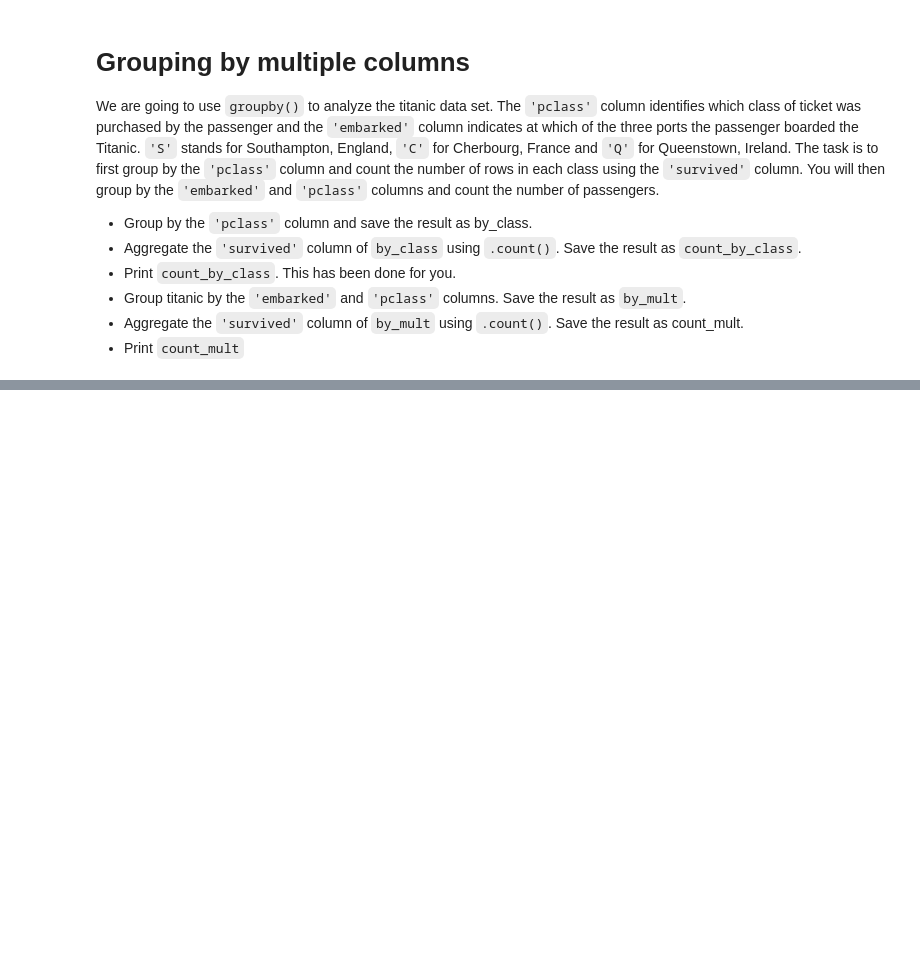
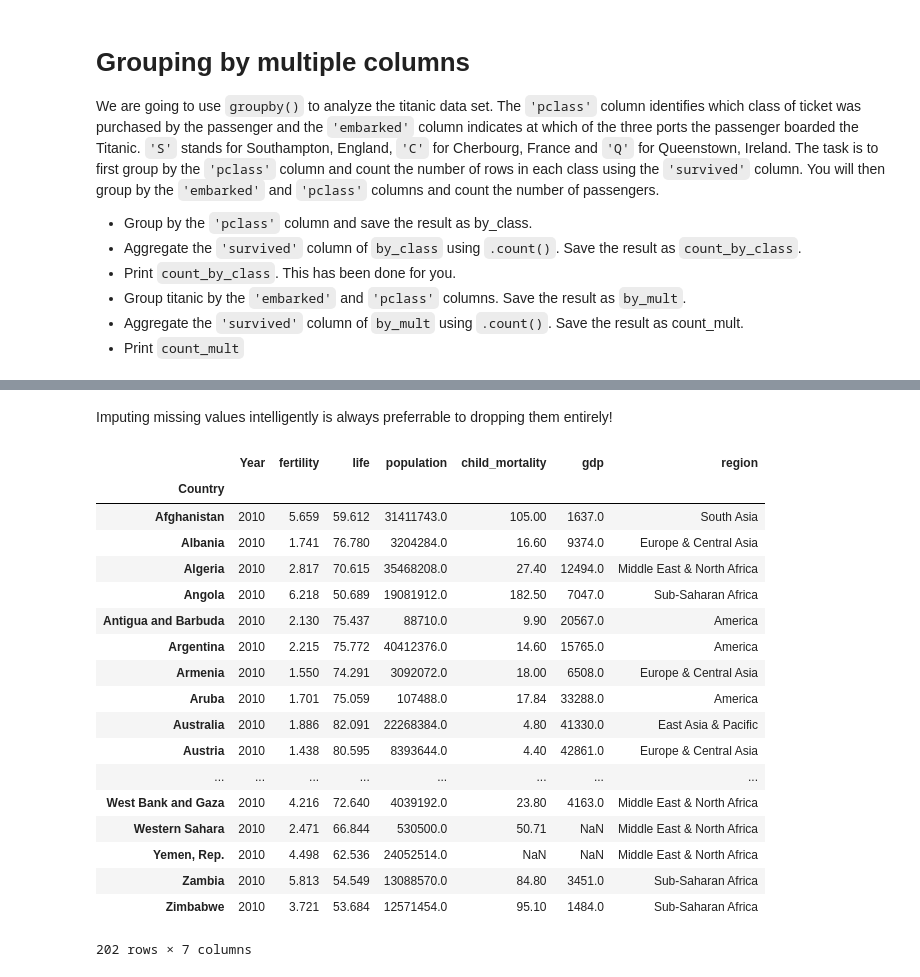
Before and after one commit to ezechidc/datacamp_notes, a Jupyter notebook: Manipulating DataFrames with pandas/Manipulating DataFrames with pandas.ipynb, the cells around one changed output, grey strips where cells are left out. Drawn from its saved outputs; the diff is of its cells as text; code cells hidden in the pictures; blank space fills up the shorter version.

```diff
--- a/Manipulating DataFrames with pandas/Manipulating DataFrames with pandas.ipynb
+++ b/Manipulating DataFrames with pandas/Manipulating DataFrames with pandas.ipynb
@@ -555,0 +762,3 @@ The `'pclass'` column identifies which class of ticket was purchased by the pass
+# %%
+gapminder = pd.read_csv('gapminder_tidy.csv', index_col='Country')
+gapminder_2010 = gapminder[gapminder['Year'] == 2010]
@@ -555,0 +822,2 @@ The `'pclass'` column identifies which class of ticket was purchased by the pass
+# %% [markdown]
+Imputing missing values intelligently is always preferrable to dropping them entirely!
@@ -555,0 +832,22 @@ The `'pclass'` column identifies which class of ticket was purchased by the pass
+# %%
+gapminder_2010
+# %% [output]
+|  | Year | fertility | life | population | child_mortality | gdp | region |
+| Country |  |  |  |  |  |  |  |
+| Afghanistan | 2010 | 5.659 | 59.612 | 31411743.0 | 105.00 | 1637.0 | South Asia |
+| Albania | 2010 | 1.741 | 76.780 | 3204284.0 | 16.60 | 9374.0 | Europe & Central Asia |
+| Algeria | 2010 | 2.817 | 70.615 | 35468208.0 | 27.40 | 12494.0 | Middle East & North Africa |
+| Angola | 2010 | 6.218 | 50.689 | 19081912.0 | 182.50 | 7047.0 | Sub-Saharan Africa |
+| Antigua and Barbuda | 2010 | 2.130 | 75.437 | 88710.0 | 9.90 | 20567.0 | America |
+| Argentina | 2010 | 2.215 | 75.772 | 40412376.0 | 14.60 | 15765.0 | America |
+| Armenia | 2010 | 1.550 | 74.291 | 3092072.0 | 18.00 | 6508.0 | Europe & Central Asia |
+| Aruba | 2010 | 1.701 | 75.059 | 107488.0 | 17.84 | 33288.0 | America |
+| Australia | 2010 | 1.886 | 82.091 | 22268384.0 | 4.80 | 41330.0 | East Asia & Pacific |
+| Austria | 2010 | 1.438 | 80.595 | 8393644.0 | 4.40 | 42861.0 | Europe & Central Asia |
+| ... | ... | ... | ... | ... | ... | ... | ... |
+| West Bank and Gaza | 2010 | 4.216 | 72.640 | 4039192.0 | 23.80 | 4163.0 | Middle East & North Africa |
+| Western Sahara | 2010 | 2.471 | 66.844 | 530500.0 | 50.71 | NaN | Middle East & North Africa |
+| Yemen, Rep. | 2010 | 4.498 | 62.536 | 24052514.0 | NaN | NaN | Middle East & North Africa |
+| Zambia | 2010 | 5.813 | 54.549 | 13088570.0 | 84.80 | 3451.0 | Sub-Saharan Africa |
+| Zimbabwe | 2010 | 3.721 | 53.684 | 12571454.0 | 95.10 | 1484.0 | Sub-Saharan Africa |
+202 rows × 7 columns
```
Also changed, not shown: parts of 71 cells of this notebook, 14 other files.
